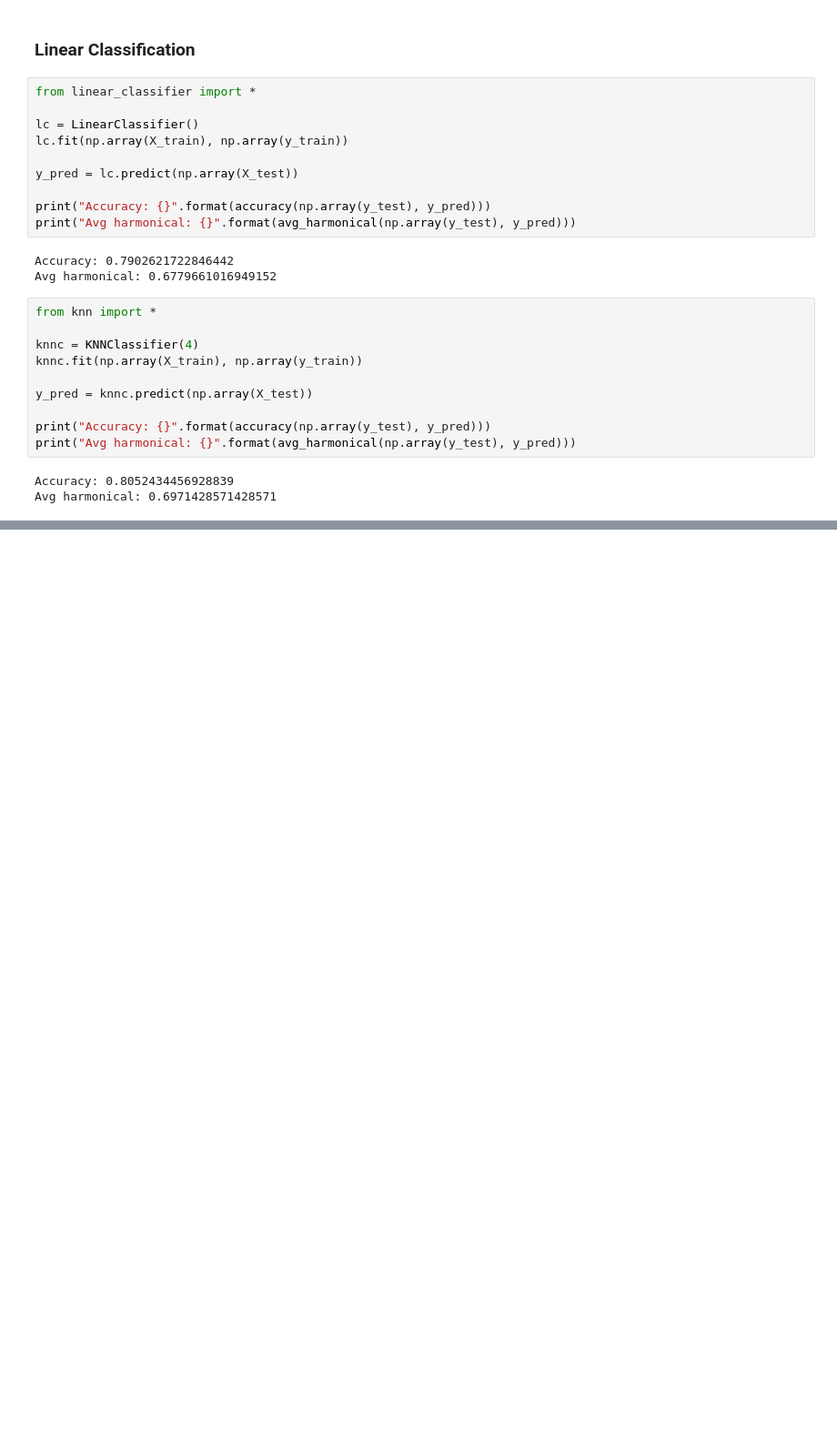
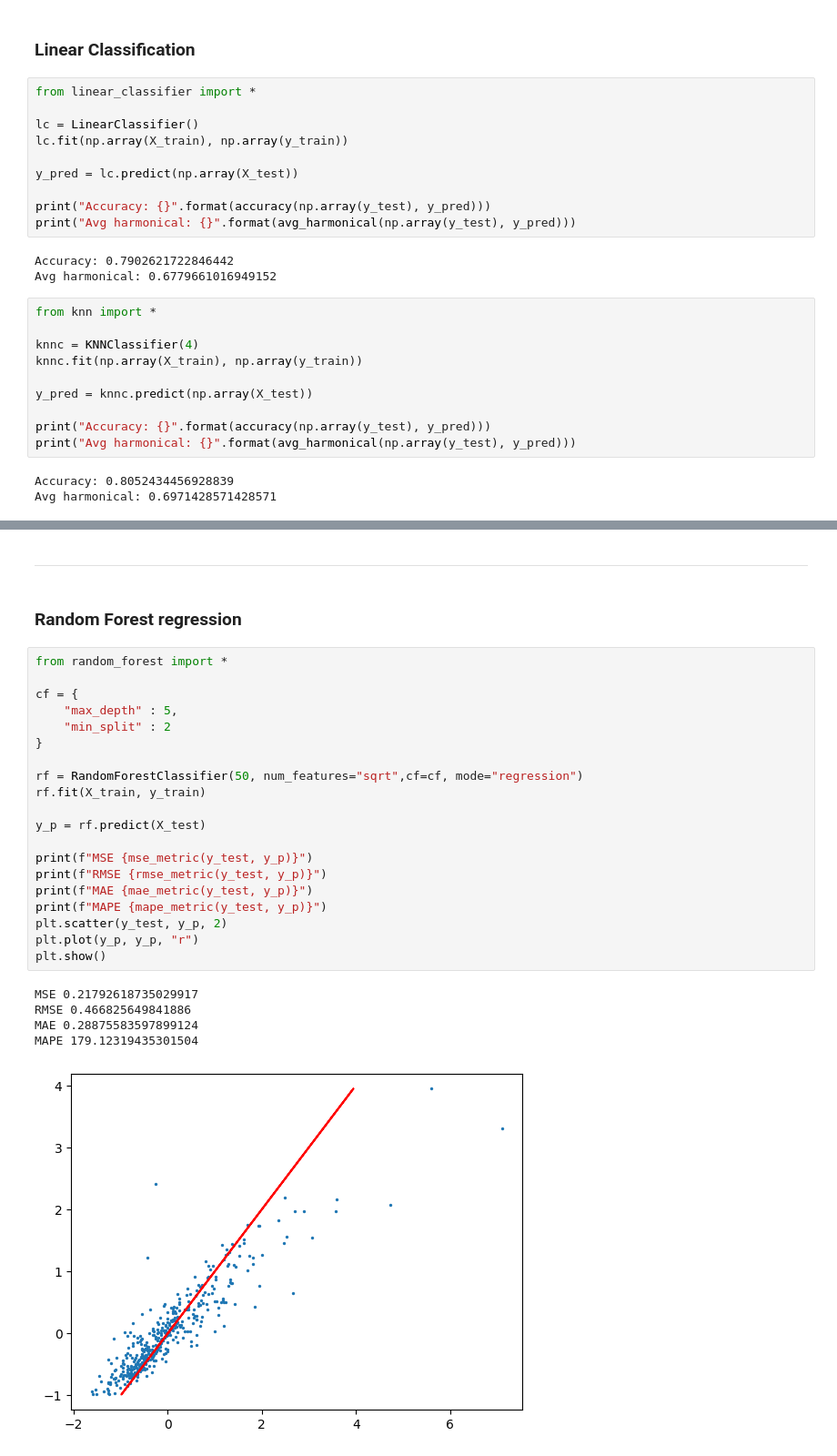
Before and after one commit to Romill-001/Neural-Networks-Practice, a Jupyter notebook: classification/main.ipynb, the cells around one changed output, grey strips where cells are left out. Shown: that part at 91% size. Saved outputs shown, nothing was run; the diff lists cells and outputs as text; blank space fills up the shorter version.

```diff
--- a/classification/main.ipynb
+++ b/classification/main.ipynb
@@ -207,0 +256,30 @@ Avg harmonical: 0.6971428571428571
+# %% [markdown]
+---
+# %% [markdown]
+### Random Forest regression
+# %%
+from random_forest import *
+
+cf = {
+    "max_depth" : 5,
+    "min_split" : 2
+}
+
+rf = RandomForestClassifier(50, num_features="sqrt",cf=cf, mode="regression")
+rf.fit(X_train, y_train)
+
+y_p = rf.predict(X_test)
+
+print(f"MSE {mse_metric(y_test, y_p)}")
+print(f"RMSE {rmse_metric(y_test, y_p)}")
+print(f"MAE {mae_metric(y_test, y_p)}")
+print(f"MAPE {mape_metric(y_test, y_p)}")
+plt.scatter(y_test, y_p, 2)
+plt.plot(y_p, y_p, "r")
+plt.show()
+# %% [output]
+MSE 0.21792618735029917
+RMSE 0.466825649841886
+MAE 0.28875583597899124
+MAPE 179.12319435301504
+[figure, added]
```
Also changed, not shown: parts of 4 cells of this notebook, 5 other files.
